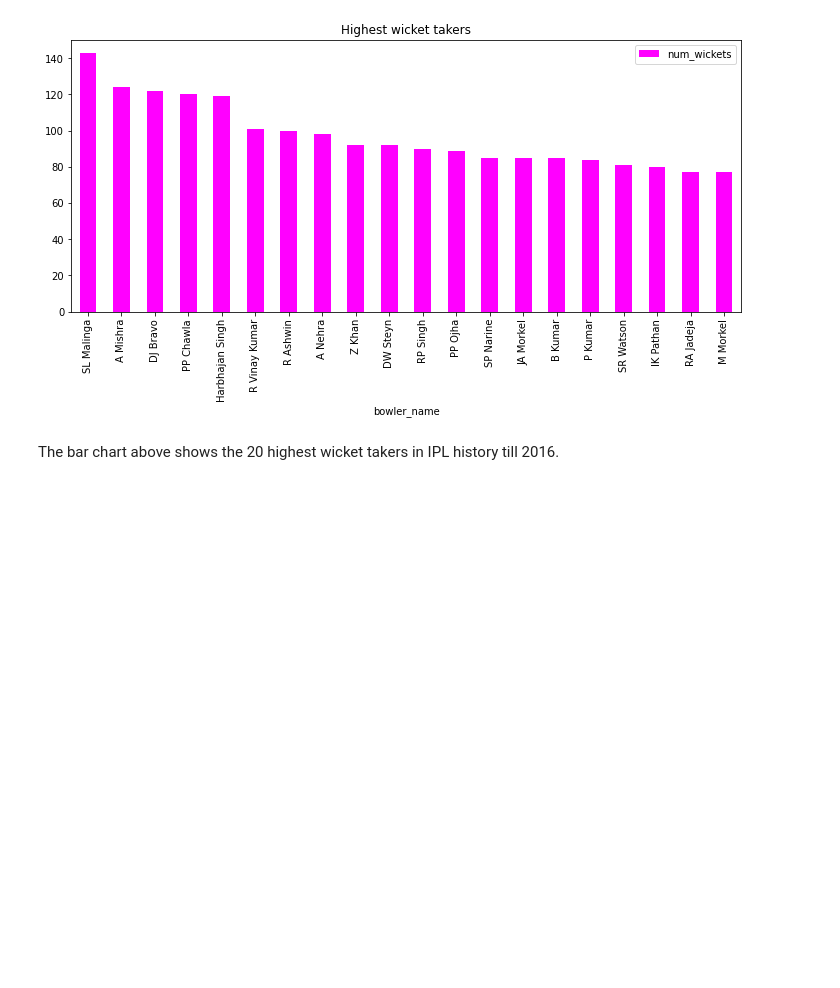
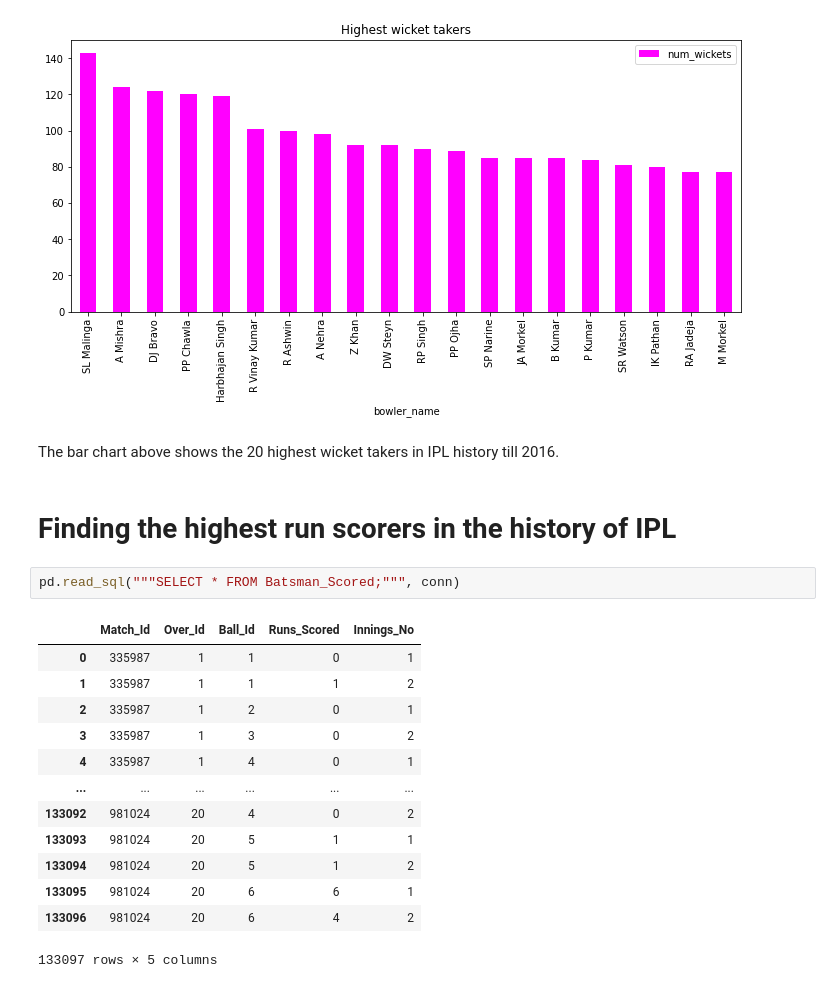
Before and after one commit to crypticrk/IPL-Data-Analysis, a Jupyter notebook: IPL Data Analysis.ipynb, the cells around one changed output. Cells and saved outputs as stored; diff of their text form; blank space fills up the shorter version.

```diff
--- a/IPL Data Analysis.ipynb
+++ b/IPL Data Analysis.ipynb
@@ -916,3 +916,21 @@ wicket_taker.plot(kind = 'bar', x = 'bowler_name', y = 'num_wickets',
 [figure]
 # %% [markdown]
 The bar chart above shows the 20 highest wicket takers in IPL history till 2016.
+# %% [markdown]
+# Finding the highest run scorers in the history of IPL
+# %%
+pd.read_sql("""SELECT * FROM Batsman_Scored;""", conn)
+# %% [output]
+|  | Match_Id | Over_Id | Ball_Id | Runs_Scored | Innings_No |
+| 0 | 335987 | 1 | 1 | 0 | 1 |
+| 1 | 335987 | 1 | 1 | 1 | 2 |
+| 2 | 335987 | 1 | 2 | 0 | 1 |
+| 3 | 335987 | 1 | 3 | 0 | 2 |
+| 4 | 335987 | 1 | 4 | 0 | 1 |
+| ... | ... | ... | ... | ... | ... |
+| 133092 | 981024 | 20 | 4 | 0 | 2 |
+| 133093 | 981024 | 20 | 5 | 1 | 1 |
+| 133094 | 981024 | 20 | 5 | 1 | 2 |
+| 133095 | 981024 | 20 | 6 | 6 | 1 |
+| 133096 | 981024 | 20 | 6 | 4 | 2 |
+133097 rows × 5 columns
```
Also changed, not shown: parts of 1 cell of this notebook.
